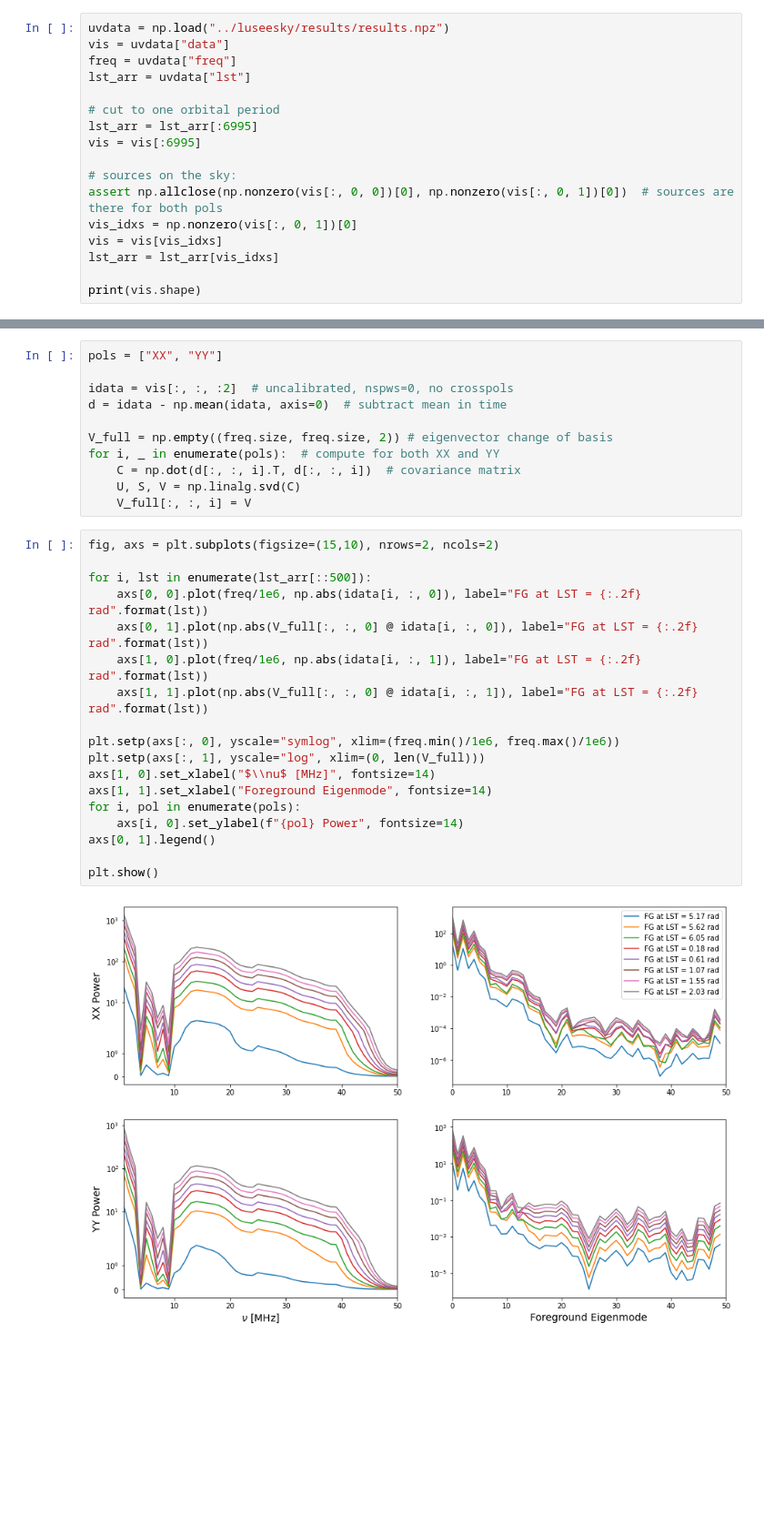
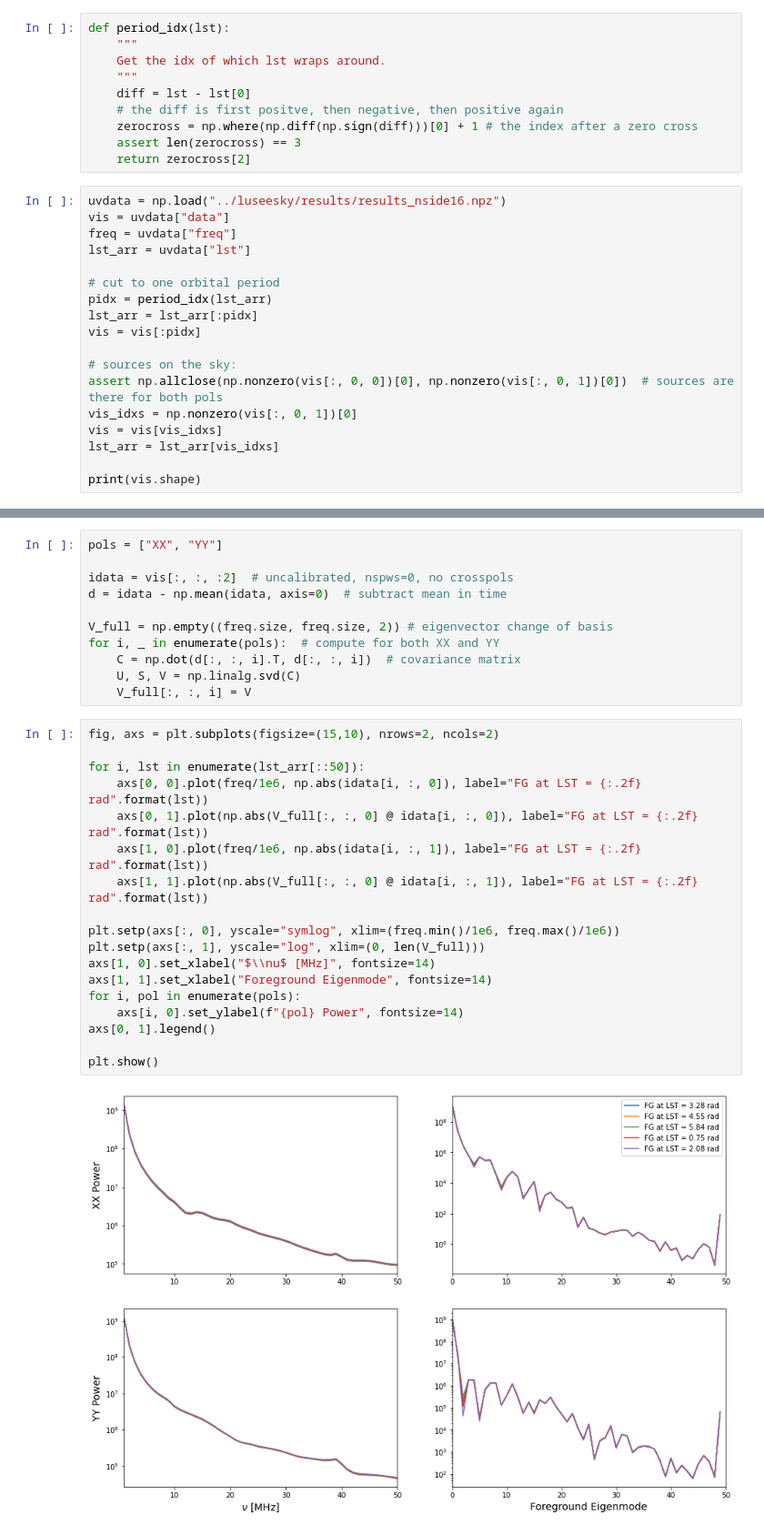
Before and after one commit to christianhbye/lusee_sky_simulations, a Jupyter notebook: notebooks/mock_lusee_night_analysis.ipynb, the cells around one changed output, grey strips where cells are left out. Shown at 91% size. Saved outputs shown, nothing was run; the diff lists cells and outputs as text; blank space fills up the shorter version.

```diff
--- a/notebooks/mock_lusee_night_analysis.ipynb
+++ b/notebooks/mock_lusee_night_analysis.ipynb
@@ -89,14 +100,25 @@ plt.show()
 # %% [markdown]
 ## Load UVSim Results
+# %%
+def period_idx(lst):
+    """
+    Get the idx of which lst wraps around.
+    """
+    diff = lst - lst[0]
+    # the diff is first positve, then negative, then positive again
+    zerocross = np.where(np.diff(np.sign(diff)))[0] + 1 # the index after a zero cross
+    assert len(zerocross) == 3
+    return zerocross[2]
 # %%
-uvdata = np.load("../luseesky/results/results.npz")
+uvdata = np.load("../luseesky/results/results_nside16.npz")
 vis = uvdata["data"]
 freq = uvdata["freq"]
 lst_arr = uvdata["lst"]
 
 # cut to one orbital period
-lst_arr = lst_arr[:6995]
-vis = vis[:6995]
+pidx = period_idx(lst_arr)
+lst_arr = lst_arr[:pidx]
+vis = vis[:pidx]
 
 # sources on the sky:
 assert np.allclose(np.nonzero(vis[:, 0, 0])[0], np.nonzero(vis[:, 0, 1])[0])  # sources are there for both pols
@@ -154,20 +176,20 @@ for i, _ in enumerate(pols):  # compute for both XX and YY
 # %%
 fig, axs = plt.subplots(figsize=(15,10), nrows=2, ncols=2)
 
-for i, lst in enumerate(lst_arr[::500]):
+for i, lst in enumerate(lst_arr[::50]):
     axs[0, 0].plot(freq/1e6, np.abs(idata[i, :, 0]), label="FG at LST = {:.2f} rad".format(lst))
     axs[0, 1].plot(np.abs(V_full[:, :, 0] @ idata[i, :, 0]), label="FG at LST = {:.2f} rad".format(lst))
     axs[1, 0].plot(freq/1e6, np.abs(idata[i, :, 1]), label="FG at LST = {:.2f} rad".format(lst))
     axs[1, 1].plot(np.abs(V_full[:, :, 0] @ idata[i, :, 1]), label="FG at LST = {:.2f} rad".format(lst))
 
 plt.setp(axs[:, 0], yscale="symlog", xlim=(freq.min()/1e6, freq.max()/1e6))
 plt.setp(axs[:, 1], yscale="log", xlim=(0, len(V_full)))
 axs[1, 0].set_xlabel("$\\nu$ [MHz]", fontsize=14)
 axs[1, 1].set_xlabel("Foreground Eigenmode", fontsize=14)
 for i, pol in enumerate(pols):
     axs[i, 0].set_ylabel(f"{pol} Power", fontsize=14)
 axs[0, 1].legend()
 
 plt.show()
 # %% [output]
-[figure, old version]
+[figure, new version]
```
Also changed, not shown: parts of 9 cells of this notebook, 1 other file.
